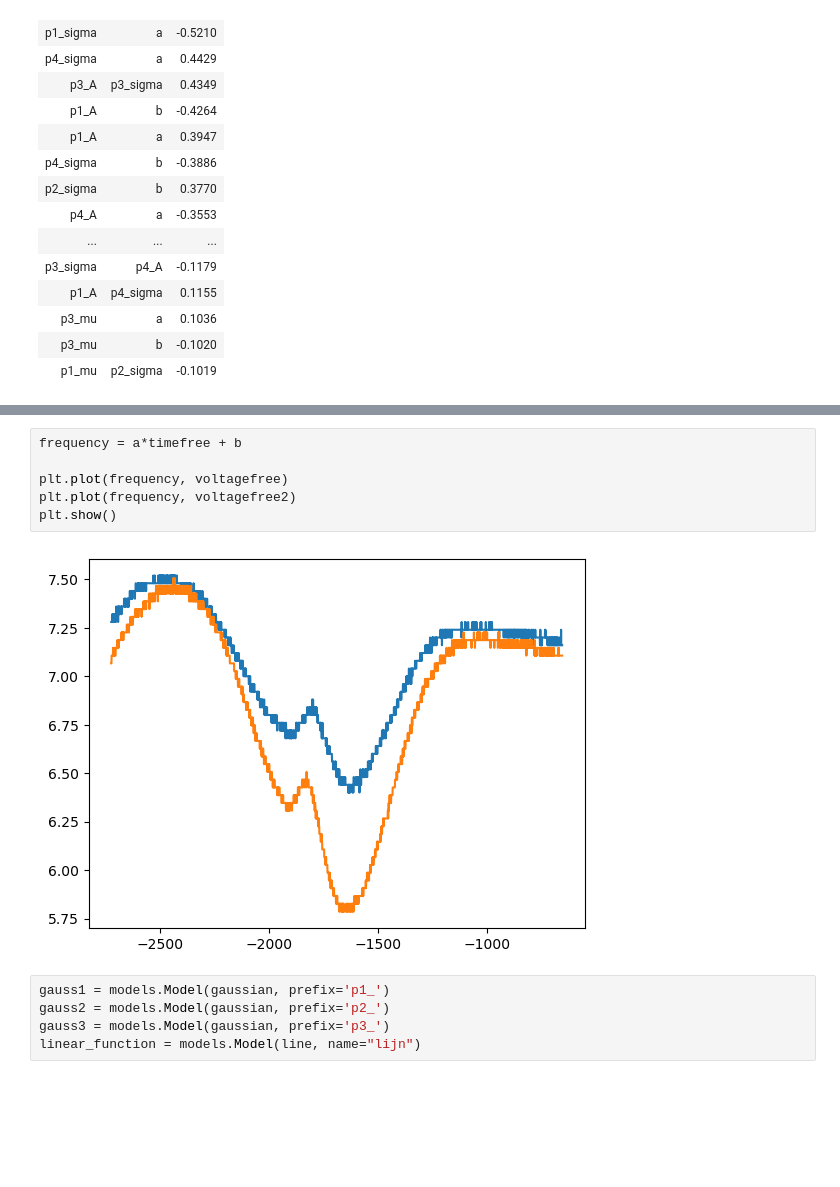
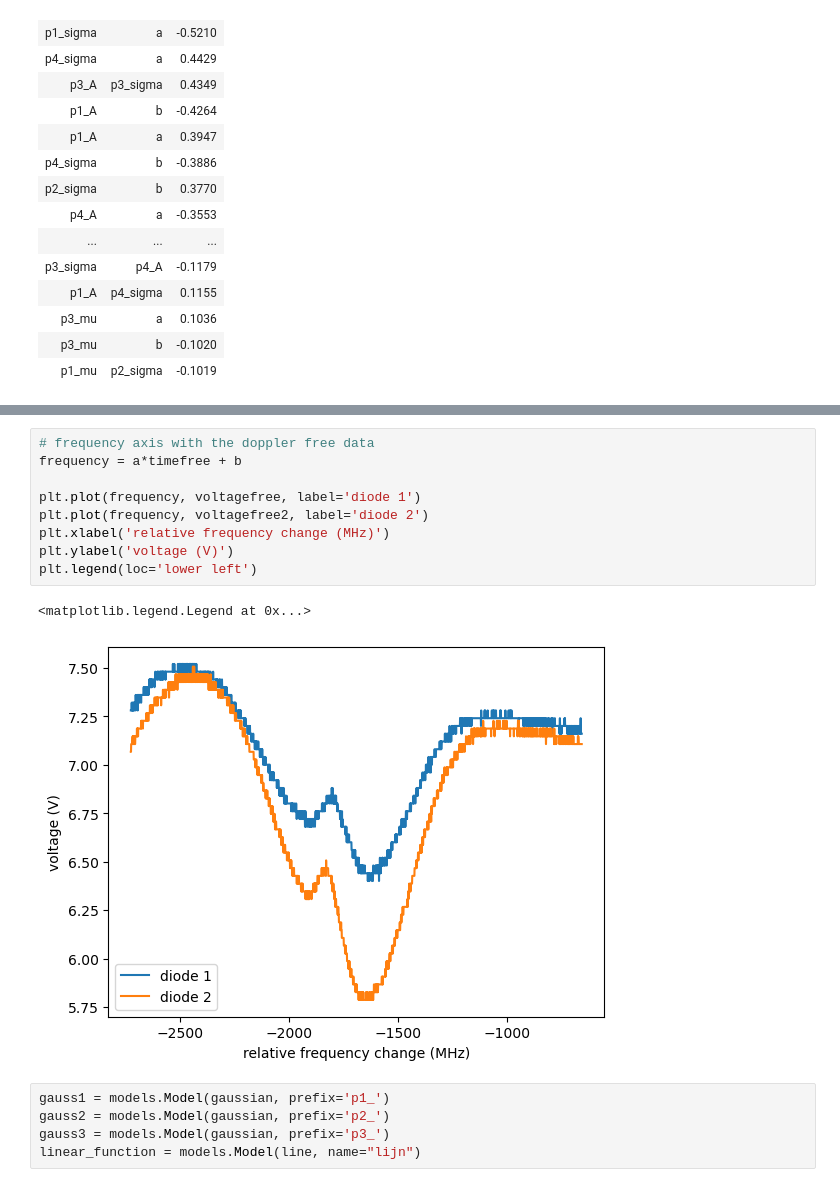
Before and after one commit to sabrahaim/Rubidium-spectrum, a Jupyter notebook: rubidium_spectra.ipynb, the cells around one changed output, grey strips where cells are left out. Cells and saved outputs as stored; diff of their text form; blank space fills up the shorter version.

```diff
--- a/rubidium_spectra.ipynb
+++ b/rubidium_spectra.ipynb
@@ -141,11 +148,15 @@ print(delta_f_1, delta_f_2, delta_f_3)
-# %%
-frequency = a*timefree + b
-
-plt.plot(frequency, voltagefree)
-plt.plot(frequency, voltagefree2)
-plt.show()
-# %% [output]
-[figure, removed]
+# %%
+# frequency axis with the doppler free data
+frequency = a*timefree + b
+
+plt.plot(frequency, voltagefree, label='diode 1')
+plt.plot(frequency, voltagefree2, label='diode 2')
+plt.xlabel('relative frequency change (MHz)')
+plt.ylabel('voltage (V)')
+plt.legend(loc='lower left')
+# %% [output]
+<matplotlib.legend.Legend at 0x...>
+[figure, added]
 # %%
 gauss1 = models.Model(gaussian, prefix='p1_')
 gauss2 = models.Model(gaussian, prefix='p2_')
```
Also changed, not shown: parts of 15 cells of this notebook.
